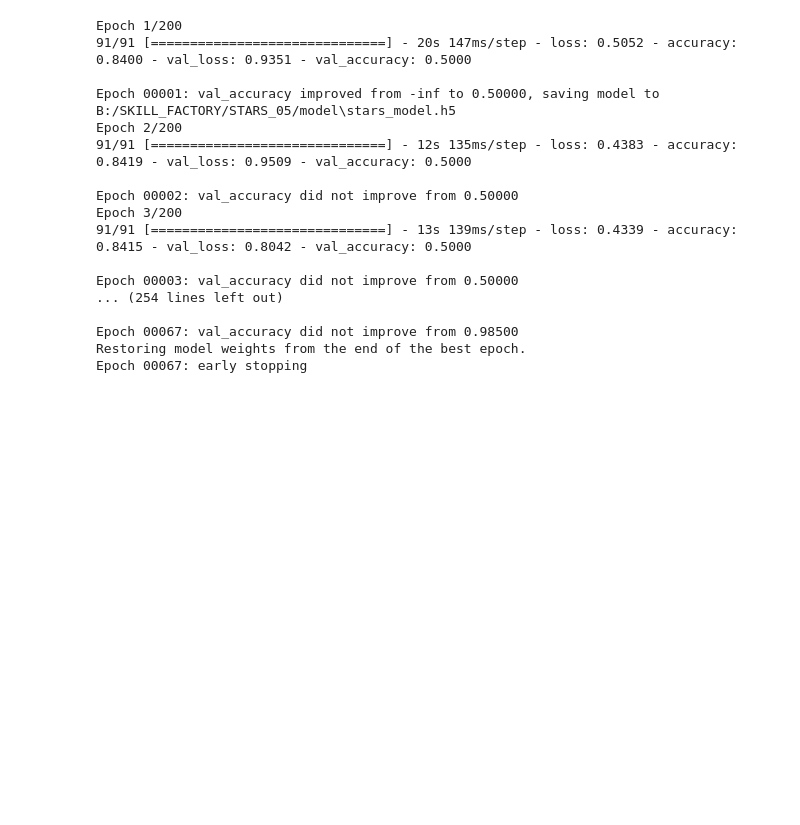
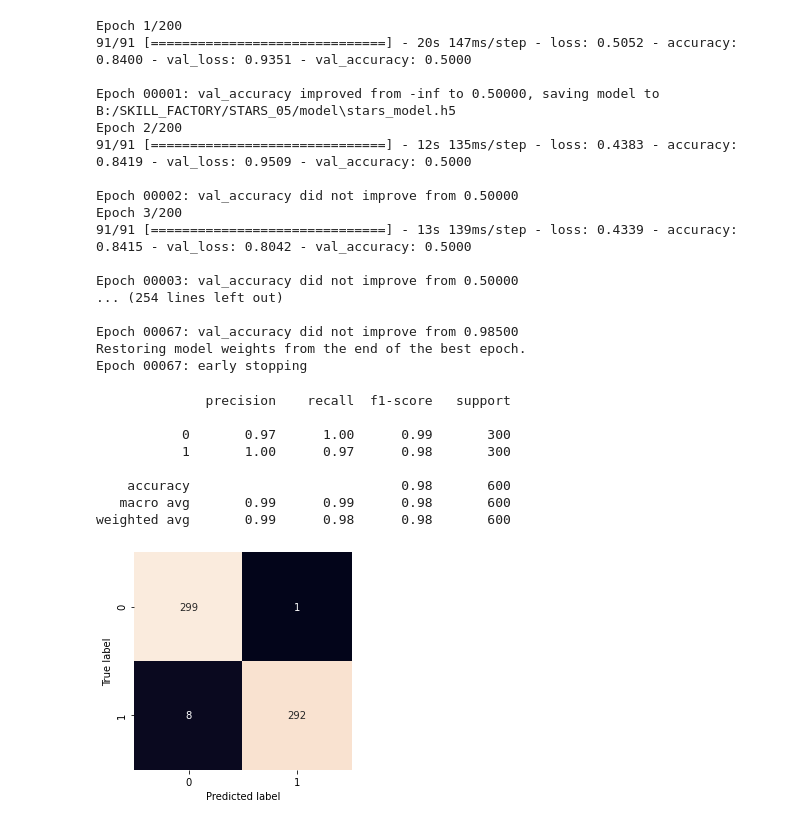
Before and after one commit to dvperv/cnn21, a Jupyter notebook: stars_RNN_05_.ipynb, the cells around one changed output. Cells and saved outputs as stored; diff of their text form; code cells hidden in the pictures; blank space fills up the shorter version.

```diff
--- a/stars_RNN_05_.ipynb
+++ b/stars_RNN_05_.ipynb
@@ -264,3 +264,5 @@ Restoring model weights from the end of the best epoch.
 Epoch 00067: early stopping
 # %%
 model.save('B:/STARS_05/model/stars_model_1.h5')
+# %%
+model = tf.keras.models.load_model("B:/SKILL_FACTORY/STARS_05/model/stars_model_98500.h5")
@@ -266,0 +280,49 @@ model.save('B:/STARS_05/model/stars_model_1.h5')
+# %%
+def predict(image_path, model):
+    im = PIL.Image.open(image_path)
+    im = im.convert("L")
+    test_image = np.asarray(im)
+    processed_test_image = process_image(test_image)
+    processed_test_image = np.expand_dims(processed_test_image, axis = -1)
+    processed_test_image = np.expand_dims(processed_test_image, axis = 0)
+
+    ps = model.predict(processed_test_image)
+    return ps
+
+
+def process_image(image):
+    image = image/255
+    #image = cv2.resize(image, (32,148))
+    return image
+
+
+
+def testing(model, test_df):
+    """ the passed data must be the img_path columns and label column"""
+    base_pred =[]
+    for image in test_df.img_path:
+        base_pred.append(predict(image , model)[0])
+
+    base_pred = [i.argmax() for i in base_pred]
+    actual_label = test_df['label']
+    # print(final_base_pred)
+
+    print(classification_report(actual_label, base_pred))
+    matrix=confusion_matrix(actual_label, base_pred)
+    sns.heatmap(matrix,square=True, annot=True, fmt='d', cbar=False,
+            xticklabels=['0', '1'],
+            yticklabels=['0', '1'])
+    plt.xlabel('Predicted label')
+    plt.ylabel('True label')
+# %%
+testing(model, test_df)
+# %% [output]
+              precision    recall  f1-score   support
+
+           0       0.97      1.00      0.99       300
+           1       1.00      0.97      0.98       300
+
+    accuracy                           0.98       600
+   macro avg       0.99      0.99      0.98       600
+weighted avg       0.99      0.98      0.98       600
+[figure, added]
```
Also changed, not shown: parts of 6 cells of this notebook, 1 other file.
